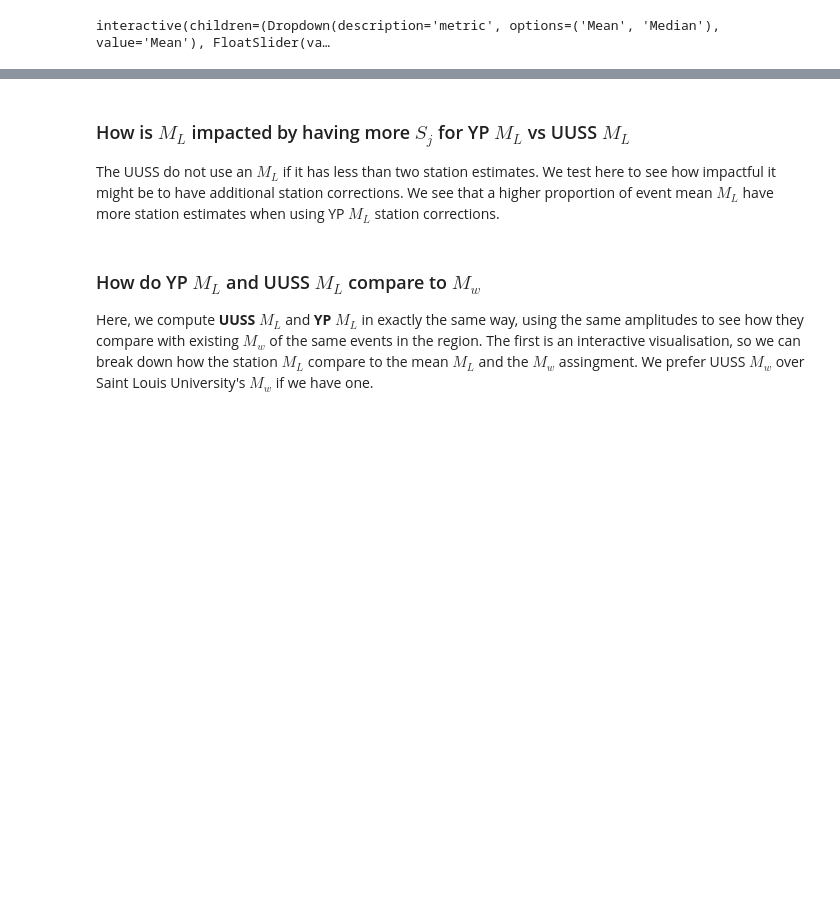
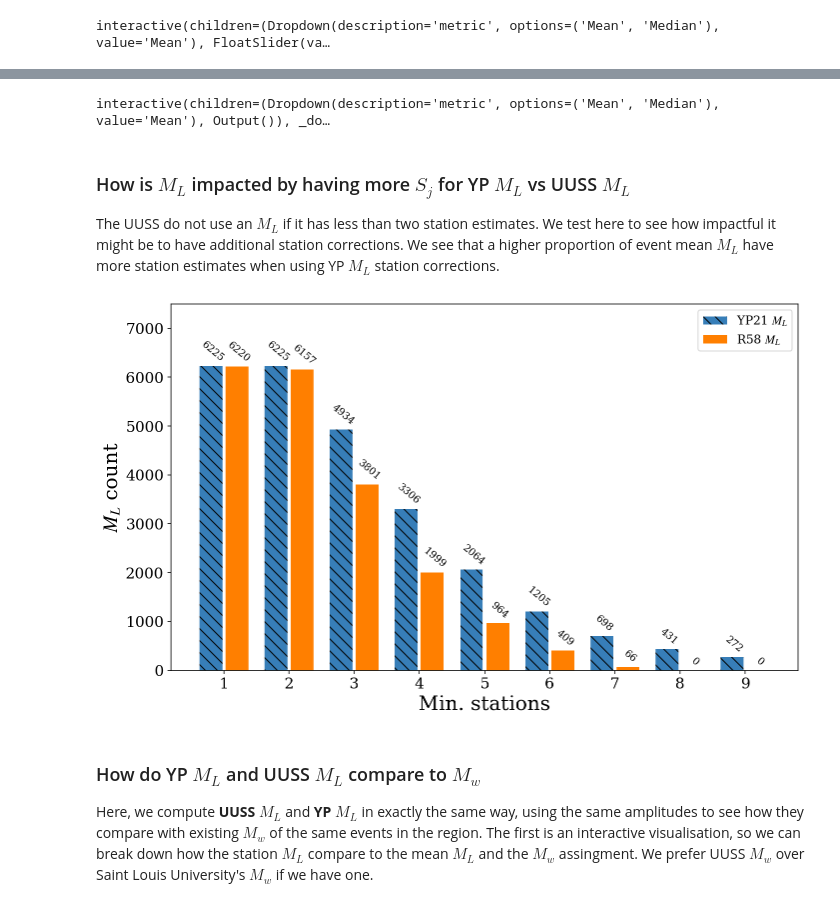
Before and after one commit to sgjholt/ynp_local_magnitude_recalibration, a Jupyter notebook: notebooks/MagnitudeComparisons.ipynb, the cells around one changed output, grey strips where cells are left out. Saved outputs shown, nothing was run; the diff lists cells and outputs as text; code cells hidden in the pictures; blank space fills up the shorter version.

```diff
--- a/notebooks/MagnitudeComparisons.ipynb
+++ b/notebooks/MagnitudeComparisons.ipynb
@@ -462,8 +486,8 @@ def plot_block(ax, dist, sml, evml, width=10):
     bx, by, bmd, bsd, blen = bin_data(
         sml - evml,
         dist,
-        np.round(dist.min(), 0),
-        np.round(dist.max(), 0),
+        0,
+        180,
         width
         )
     print(blen)
@@ -473,7 +497,7 @@ def plot_block(ax, dist, sml, evml, width=10):
     ax.plot(bx, bmd, 'wo', ms=6, mew=0.5, mec="black", zorder=11, label='bin Median')
     ax.errorbar(bx, by, yerr=bsd, ecolor='k', capsize=4,
                 elinewidth=2, linestyle='', zorder=10,
-               label='bin std. dv.')
+               label='bin std. dev.')
     ax.hlines(mean, dist.min(), dist.max(), 'k', zorder=11)
 #     ax.hlines(mean-std, dist.min(), dist.max(), 'r', zorder=10)
 #     ax.hlines(mean+std, dist.min(), dist.max(), 'r', zorder=10)
@@ -516,13 +540,13 @@ def plot_mdist(metric=["Mean", "Median"]):
         ax1.hlines(0, tmpp["Rhyp"].min(), tmpp["Rhyp"].max(), color='k', lw=2, zorder=10)
         ax2.hlines(0, tmpp["Repi"].min(), tmpp["Repi"].max(), color='k', lw=2, zorder=10)
 
-    axes[0].set_ylabel(r"$\Delta$ YP $M_L$")
+    axes[0].set_ylabel(r"$\Delta$ YP21 $M_L$")
 #     axes[1].set_ylabel(r"$\Delta$ YP $M_L$ w/ $S_j$")
     axes[2].set_ylabel(r"$\Delta$ R58 $M_L$")
-    axes[0].set_xlabel(r"$R_{hyp}$")
-    axes[1].set_xlabel(r"$R_{hyp}$")
-    axes[2].set_xlabel(r"$R_{epi}$")
-    axes[3].set_xlabel(r"$R_{epi}$")
+    axes[0].set_xlabel(r"$R_{hyp}$ $\mathrm{[km]}$")
+    axes[1].set_xlabel(r"$R_{hyp}$ $\mathrm{[km]}$")
+    axes[2].set_xlabel(r"$R_{epi}$ $\mathrm{[km]}$")
+    axes[3].set_xlabel(r"$R_{epi}$ $\mathrm{[km]}$")
     axes[0].legend(loc='upper left')
 
     axes[1].text(0.9,
@@ -547,6 +571,8 @@ def plot_mdist(metric=["Mean", "Median"]):
     plt.subplots_adjust(wspace=0.15, hspace=0.2)
     plt.show()
     fig.savefig(f"../figures/MAG-DIST-COMP-{metric}-EVML-{session.name}.pdf", bbox_inches="tight")
+# %% [output]
+interactive(children=(Dropdown(description='metric', options=('Mean', 'Median'), value='Mean'), Output()), _do…
 # %% [markdown]
 ### How is $M_L$ impacted by having more $S_j$ for YP $M_L$ vs UUSS $M_L$
 The UUSS do not use an $M_L$ if it has less than two station estimates. We test here to see how impactful it might be to have additional station corrections.  We see that a higher proportion of event mean $M_L$ have more station estimates when using YP $M_L$ station corrections.
@@ -574,36 +600,38 @@ def autolabel(rects):
                     textcoords="offset points",
                     ha='center', va='bottom', rotation=-40)
 
 
 
 fig, ax = plt.subplots(figsize=(10, 6))
 
 labels = min_sta_uu
 
 x = np.arange(len(labels))  # the label locations
 width = 0.35  # the width of the bars
 
 rects1 = ax.bar(x - width/1.75, num_ml_yp, width,
-                color='#377eb8', label=r"YP $M_L$",
+                color='#377eb8', label=r"YP21 $M_L$",
                 hatch="\\\\")
 
 rects2 = ax.bar(x + width/1.75, num_ml_uu, width,
                 color='#ff7f00', label=r"R58 $M_L$")
 
 
 # Add some text for labels, title and custom x-axis tick labels, etc.
-ax.set_xlabel("Min. sta.")
-ax.set_ylabel("No. $M_L$")
+ax.set_xlabel("Min. stations")
+ax.set_ylabel("$M_L$ count")
 ax.set_xticks(x)
 ax.set_xticklabels(labels)
 ax.set_ylim([0, 7500])
 ax.legend()
 
 autolabel(rects1)
 autolabel(rects2)
 
 fig.tight_layout()
 fig.savefig(f"../figures/EXTRA-SJ-FIG-{session.name}.pdf", bbox_inches="tight")
+# %% [output]
+[figure, added]
 # %% [markdown]
 ### How do YP $M_L$ and UUSS $M_L$ compare to $M_w$
 <p>Here, we compute <b>UUSS</b> $M_L$ and <b>YP</b> $M_L$ in exactly the same way, using the same amplitudes to see how they compare with existing $M_w$ of the same events in the region.
```
Also changed, not shown: parts of 11 cells of this notebook, 54 other files.
